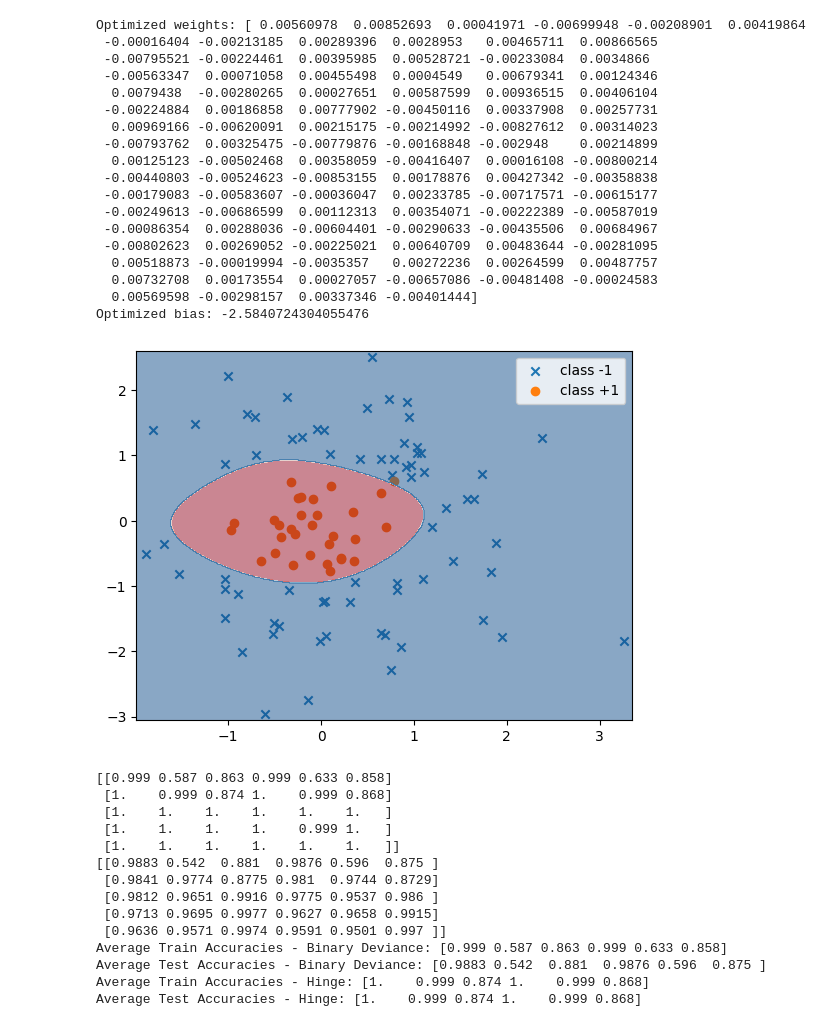
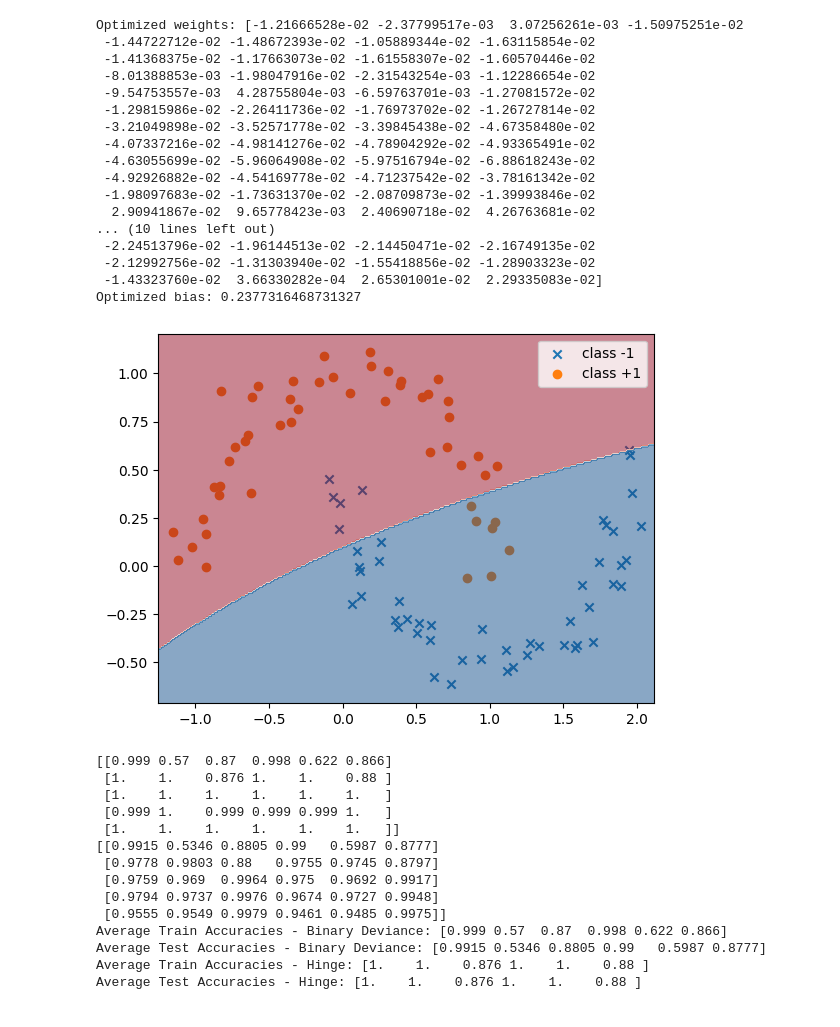
Before and after one commit to MarioPardo/C3105_Group62, a Jupyter notebook: Assignment2/Q2/a2_q2.ipynb, the cells around one changed output. Drawn from its saved outputs; the diff is of its cells as text; code cells hidden in the pictures.

```diff
--- a/Assignment2/Q2/a2_q2.ipynb
+++ b/Assignment2/Q2/a2_q2.ipynb
@@ -234,7 +234,6 @@ Optimized bias: 0.08104616058743351
 def adjHinge(X, y, lamb, kernel_func, stabilizer=1e-5):
     n, d = X.shape
     K = kernel_func(X, X)
-
 
 
     P = np.zeros((2*n + 1, 2*n+1))
@@ -257,54 +256,53 @@ def adjHinge(X, y, lamb, kernel_func, stabilizer=1e-5):
     G2 = np.hstack([G21,G22,G23])
 
     G = np.vstack([G1, G2])  # Stack G1 and G2 to form the full G matrix
 
     # Create the h vector
     h = np.concatenate([np.zeros(n), -np.ones(n)])
 
     # Convert
     G = matrix(G)
     h = matrix(h)
 
     solution = solvers.qp(P, q, G, h)
 
     # Extract solutions for α and α_0
     alphas = np.array(solution['x'][:n])
     alpha0 = np.array(solution['x'][n])
 
     return alphas, alpha0
 
 # Example usage
-X,y = generateData(100,2)
+X,y = generateData(100,3)
 lamb = 1# Regularization parameter
 
-kernel_func = lambda X1, X2 : polyKernel(X1,X2,5)
+kernel_func = lambda X1, X2 : polyKernel(X1,X2,2)
 
 a, a0 = adjHinge(X, y, lamb,kernel_func)
 
 print("Optimized weights:", a.flatten())
 print("Optimized bias:", a0)
 
 plotAdjModel(X,y,a,a0,kernel_func,adjClassify)
 # %% [output]
-Optimized weights: [ 0.00560978  0.00852693  0.00041971 -0.00699948 -0.00208901  0.00419864
- -0.00016404 -0.00213185  0.00289396  0.0028953   0.00465711  0.00866565
- -0.00795521 -0.00224461  0.00395985  0.00528721 -0.00233084  0.0034866
- -0.00563347  0.00071058  0.00455498  0.0004549   0.00679341  0.00124346
-  0.0079438  -0.00280265  0.00027651  0.00587599  0.00936515  0.00406104
- -0.00224884  0.00186858  0.00777902 -0.00450116  0.00337908  0.00257731
-  0.00969166 -0.00620091  0.00215175 -0.00214992 -0.00827612  0.00314023
- -0.00793762  0.00325475 -0.00779876 -0.00168848 -0.002948    0.00214899
-  0.00125123 -0.00502468  0.00358059 -0.00416407  0.00016108 -0.00800214
- -0.00440803 -0.00524623 -0.00853155  0.00178876  0.00427342 -0.00358838
- -0.00179083 -0.00583607 -0.00036047  0.00233785 -0.00717571 -0.00615177
- -0.00249613 -0.00686599  0.00112313  0.00354071 -0.00222389 -0.00587019
- -0.00086354  0.00288036 -0.00604401 -0.00290633 -0.00435506  0.00684967
- -0.00802623  0.00269052 -0.00225021  0.00640709  0.00483644 -0.00281095
-  0.00518873 -0.00019994 -0.0035357   0.00272236  0.00264599  0.00487757
-  0.00732708  0.00173554  0.00027057 -0.00657086 -0.00481408 -0.00024583
-  0.00569598 -0.00298157  0.00337346 -0.00401444]
-Optimized bias: -2.5840724304055476
+Optimized weights: [-1.21666528e-02 -2.37799517e-03  3.07256261e-03 -1.50975251e-02
+ -1.44722712e-02 -1.48672393e-02 -1.05889344e-02 -1.63115854e-02
+ -1.41368375e-02 -1.17663073e-02 -1.61558307e-02 -1.60570446e-02
+ -8.01388853e-03 -1.98047916e-02 -2.31543254e-03 -1.12286654e-02
+ -9.54753557e-03  4.28755804e-03 -6.59763701e-03 -1.27081572e-02
+ -1.29815986e-02 -2.26411736e-02 -1.76973702e-02 -1.26727814e-02
+ -3.21049898e-02 -3.52571778e-02 -3.39845438e-02 -4.67358480e-02
+ -4.07337216e-02 -4.98141276e-02 -4.78904292e-02 -4.93365491e-02
+ -4.63055699e-02 -5.96064908e-02 -5.97516794e-02 -6.88618243e-02
+ -4.92926882e-02 -4.54169778e-02 -4.71237542e-02 -3.78161342e-02
+ -1.98097683e-02 -1.73631370e-02 -2.08709873e-02 -1.39993846e-02
+  2.90941867e-02  9.65778423e-03  2.40690718e-02  4.26763681e-02
+... (10 lines left out)
+ -2.24513796e-02 -1.96144513e-02 -2.14450471e-02 -2.16749135e-02
+ -2.12992756e-02 -1.31303940e-02 -1.55418856e-02 -1.28903323e-02
+ -1.43323760e-02  3.66330282e-04  2.65301001e-02  2.29335083e-02]
+Optimized bias: 0.2377316468731327
-[figure, old version]
+[figure, new version]
 # %%
 #q2c
 def adjClassify(Xtest, a, a0, X, kernel_func):
@@ -385,17 +383,17 @@ print("Average Test Accuracies - Binary Deviance:", test_accuracy[0])
 print("Average Train Accuracies - Hinge:", train_accuracy[1])
 print("Average Test Accuracies - Hinge:", train_accuracy[1])
 # %% [output]
-[[0.999 0.587 0.863 0.999 0.633 0.858]
- [1.    0.999 0.874 1.    0.999 0.868]
+[[0.999 0.57  0.87  0.998 0.622 0.866]
+ [1.    1.    0.876 1.    1.    0.88 ]
  [1.    1.    1.    1.    1.    1.   ]
- [1.    1.    1.    1.    0.999 1.   ]
+ [0.999 1.    0.999 0.999 0.999 1.   ]
  [1.    1.    1.    1.    1.    1.   ]]
-[[0.9883 0.542  0.881  0.9876 0.596  0.875 ]
- [0.9841 0.9774 0.8775 0.981  0.9744 0.8729]
- [0.9812 0.9651 0.9916 0.9775 0.9537 0.986 ]
- [0.9713 0.9695 0.9977 0.9627 0.9658 0.9915]
- [0.9636 0.9571 0.9974 0.9591 0.9501 0.997 ]]
-Average Train Accuracies - Binary Deviance: [0.999 0.587 0.863 0.999 0.633 0.858]
-Average Test Accuracies - Binary Deviance: [0.9883 0.542  0.881  0.9876 0.596  0.875 ]
-Average Train Accuracies - Hinge: [1.    0.999 0.874 1.    0.999 0.868]
-Average Test Accuracies - Hinge: [1.    0.999 0.874 1.    0.999 0.868]
+[[0.9915 0.5346 0.8805 0.99   0.5987 0.8777]
+ [0.9778 0.9803 0.88   0.9755 0.9745 0.8797]
+ [0.9759 0.969  0.9964 0.975  0.9692 0.9917]
+ [0.9794 0.9737 0.9976 0.9674 0.9727 0.9948]
+ [0.9555 0.9549 0.9979 0.9461 0.9485 0.9975]]
+Average Train Accuracies - Binary Deviance: [0.999 0.57  0.87  0.998 0.622 0.866]
+Average Test Accuracies - Binary Deviance: [0.9915 0.5346 0.8805 0.99   0.5987 0.8777]
+Average Train Accuracies - Hinge: [1.    1.    0.876 1.    1.    0.88 ]
+Average Test Accuracies - Hinge: [1.    1.    0.876 1.    1.    0.88 ]
```
Also changed, not shown: parts of 1 cell of this notebook, 1 other file.
